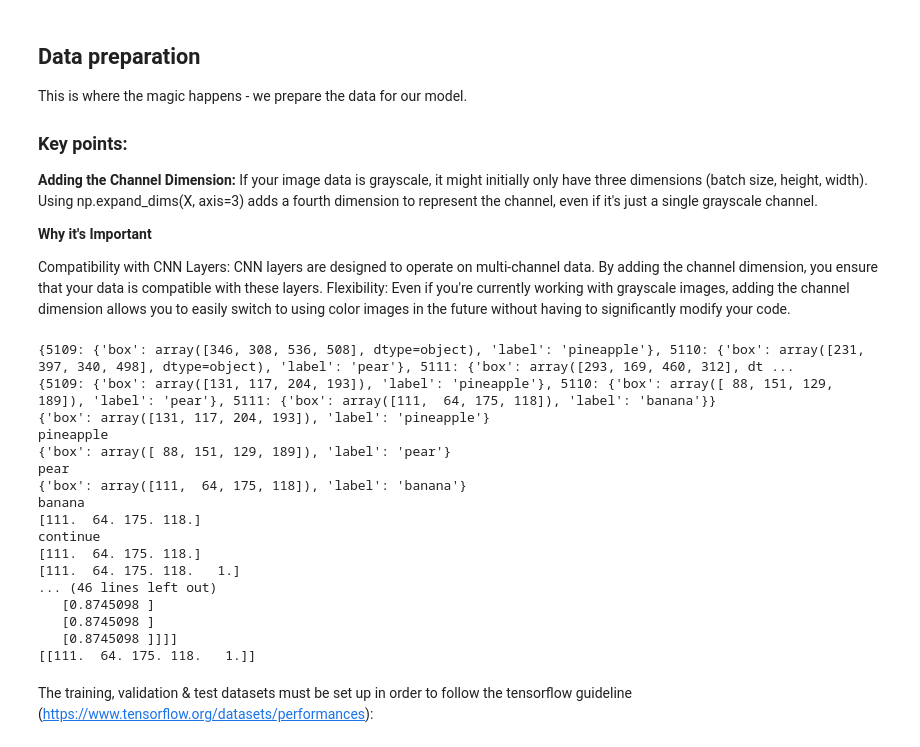
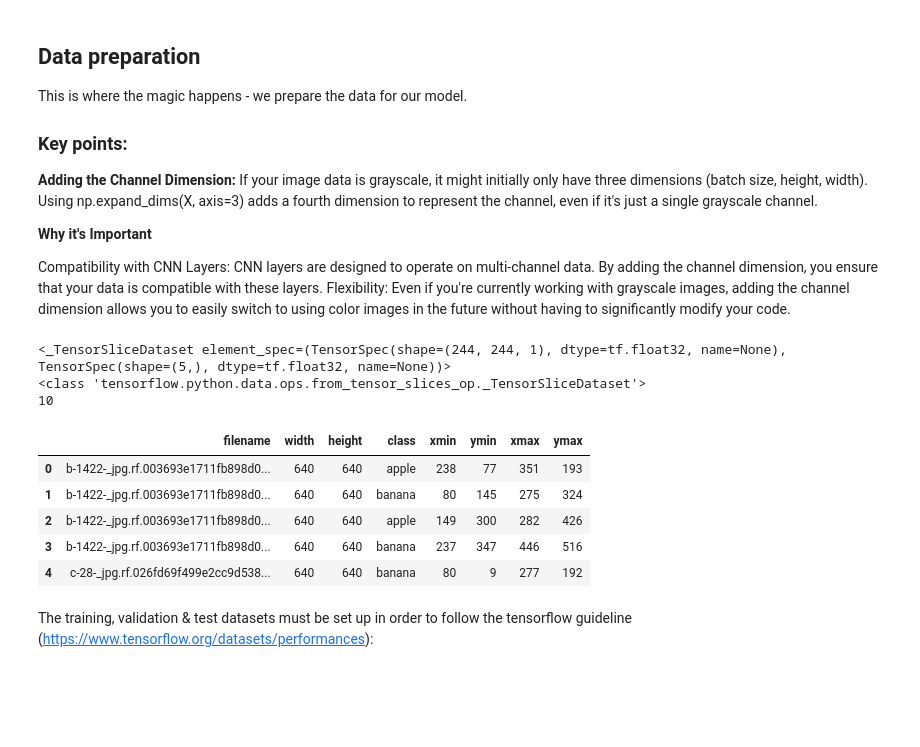
Before and after one commit to miam-bonbon/assignment-computer-vision, a Jupyter notebook: assiga_hopa.ipynb, the cells around one changed output. Drawn from its saved outputs; the diff is of its cells as text; code cells hidden in the pictures; blank space fills up the shorter version.

```diff
--- a/assiga_hopa.ipynb
+++ b/assiga_hopa.ipynb
@@ -387,25 +388,29 @@ def data_load(image_files, annotations):
 # %%
 raw_train_ds = data_load(train_image_files, train_annotations)
-# raw_validation_ds = data_load(validation_image_files, validation_annotations)
+raw_validation_ds = data_load(validation_image_files, validation_annotations)
 # raw_test_ds = data_load(test_image_files, test_annotations)
-# %% [output]
-{5109: {'box': array([346, 308, 536, 508], dtype=object), 'label': 'pineapple'}, 5110: {'box': array([231, 397, 340, 498], dtype=object), 'label': 'pear'}, 5111: {'box': array([293, 169, 460, 312], dt ...
-{5109: {'box': array([131, 117, 204, 193]), 'label': 'pineapple'}, 5110: {'box': array([ 88, 151, 129, 189]), 'label': 'pear'}, 5111: {'box': array([111,  64, 175, 118]), 'label': 'banana'}}
-{'box': array([131, 117, 204, 193]), 'label': 'pineapple'}
-pineapple
-{'box': array([ 88, 151, 129, 189]), 'label': 'pear'}
-pear
-{'box': array([111,  64, 175, 118]), 'label': 'banana'}
-banana
-[111.  64. 175. 118.]
-continue
-[111.  64. 175. 118.]
-[111.  64. 175. 118.   1.]
-... (46 lines left out)
-   [0.8745098 ]
-   [0.8745098 ]
-   [0.8745098 ]]]]
-[[111.  64. 175. 118.   1.]]
+# %%
+# Inspect raw_train_ds
+
+print(raw_train_ds)
+print(type(raw_train_ds))
+print(len(raw_train_ds))
+# You can also try to print the first few elements if it's a list or array
+if isinstance(raw_train_ds, (list, np.ndarray)):
+    print(raw_train_ds[:5])
+# %% [output]
+<_TensorSliceDataset element_spec=(TensorSpec(shape=(244, 244, 1), dtype=tf.float32, name=None), TensorSpec(shape=(5,), dtype=tf.float32, name=None))>
+<class 'tensorflow.python.data.ops.from_tensor_slices_op._TensorSliceDataset'>
+10
+# %%
+validation_annotations.head()
+# %% [output]
+|  | filename | width | height | class | xmin | ymin | xmax | ymax |
+| 0 | b-1422-_jpg.rf.003693e1711fb898d0... | 640 | 640 | apple | 238 | 77 | 351 | 193 |
+| 1 | b-1422-_jpg.rf.003693e1711fb898d0... | 640 | 640 | banana | 80 | 145 | 275 | 324 |
+| 2 | b-1422-_jpg.rf.003693e1711fb898d0... | 640 | 640 | apple | 149 | 300 | 282 | 426 |
+| 3 | b-1422-_jpg.rf.003693e1711fb898d0... | 640 | 640 | banana | 237 | 347 | 446 | 516 |
+| 4 | c-28-_jpg.rf.026fd69f499e2cc9d538... | 640 | 640 | banana | 80 | 9 | 277 | 192 |
 # %% [markdown]
 The training, validation & test datasets must be set up in order to follow the tensorflow guideline (https://www.tensorflow.org/datasets/performances):
 # %%
```
Also changed, not shown: parts of 10 cells of this notebook.
